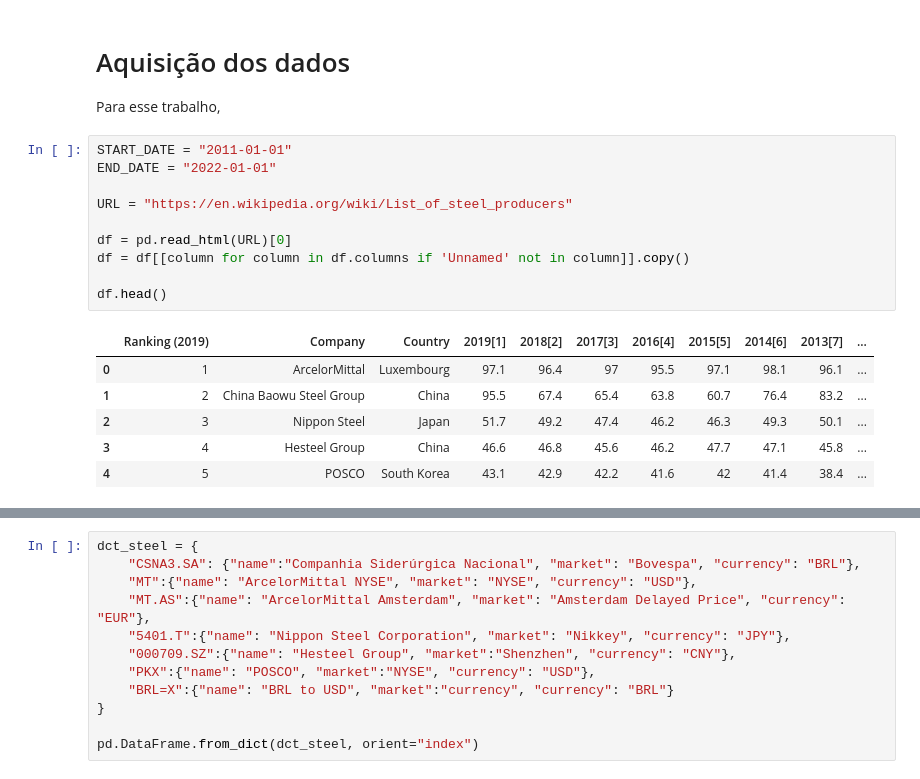
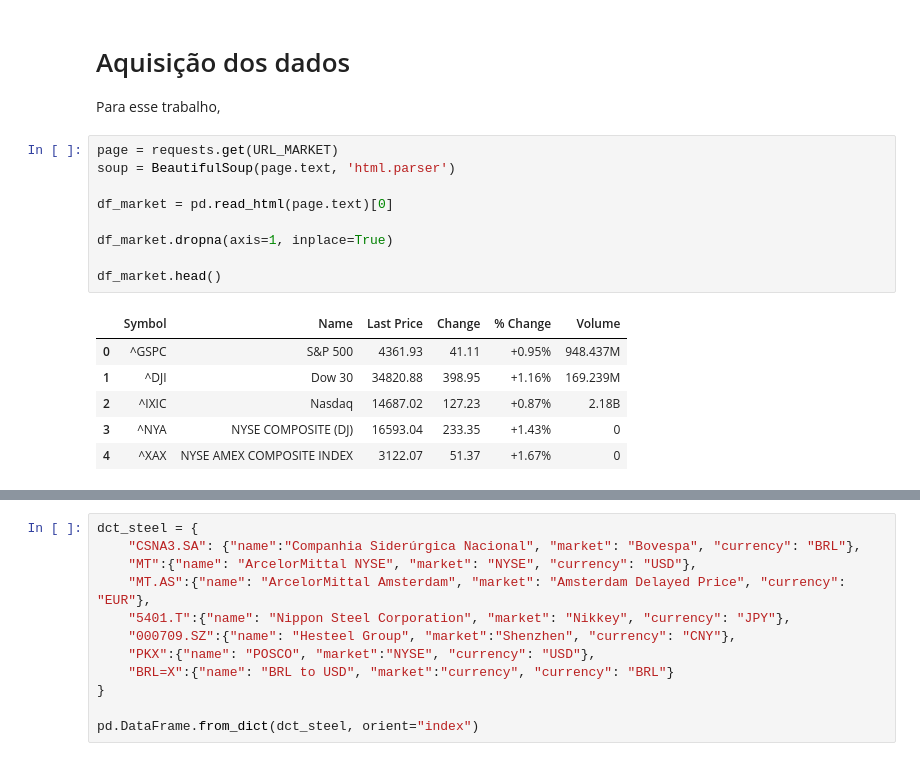
Before and after one commit to cafe-com-analytics/stock_market_index_daily_direction, a Jupyter notebook: notebooks/01_metallurical_sector_analysis.ipynb, the cells around one changed output, grey strips where cells are left out. Saved outputs shown, nothing was run; the diff lists cells and outputs as text.

```diff
--- a/notebooks/01_metallurical_sector_analysis.ipynb
+++ b/notebooks/01_metallurical_sector_analysis.ipynb
@@ -16,20 +56,19 @@ warnings.filterwarnings("ignore")
 # Aquisição dos dados
 
 Para esse trabalho,
-# %%
-START_DATE = "2011-01-01"
-END_DATE = "2022-01-01"
-
-URL = "https://en.wikipedia.org/wiki/List_of_steel_producers"
-
-df = pd.read_html(URL)[0]
-df = df[[column for column in df.columns if 'Unnamed' not in column]].copy()
-
-df.head()
-# %% [output]
-|  | Ranking (2019) | Company | Country | 2019[1] | 2018[2] | 2017[3] | 2016[4] | 2015[5] | 2014[6] | 2013[7] | ... |
-| 0 | 1 | ArcelorMittal | Luxembourg | 97.1 | 96.4 | 97 | 95.5 | 97.1 | 98.1 | 96.1 | ... |
-| 1 | 2 | China Baowu Steel Group | China | 95.5 | 67.4 | 65.4 | 63.8 | 60.7 | 76.4 | 83.2 | ... |
-| 2 | 3 | Nippon Steel | Japan | 51.7 | 49.2 | 47.4 | 46.2 | 46.3 | 49.3 | 50.1 | ... |
-| 3 | 4 | Hesteel Group | China | 46.6 | 46.8 | 45.6 | 46.2 | 47.7 | 47.1 | 45.8 | ... |
-| 4 | 5 | POSCO | South Korea | 43.1 | 42.9 | 42.2 | 41.6 | 42 | 41.4 | 38.4 | ... |
+# %%
+page = requests.get(URL_MARKET)
+soup = BeautifulSoup(page.text, 'html.parser')
+
+df_market = pd.read_html(page.text)[0]
+
+df_market.dropna(axis=1, inplace=True)
+
+df_market.head()
+# %% [output]
+|  | Symbol | Name | Last Price | Change | % Change | Volume |
+| 0 | ^GSPC | S&P 500 | 4361.93 | 41.11 | +0.95% | 948.437M |
+| 1 | ^DJI | Dow 30 | 34820.88 | 398.95 | +1.16% | 169.239M |
+| 2 | ^IXIC | Nasdaq | 14687.02 | 127.23 | +0.87% | 2.18B |
+| 3 | ^NYA | NYSE COMPOSITE (DJ) | 16593.04 | 233.35 | +1.43% | 0 |
+| 4 | ^XAX | NYSE AMEX COMPOSITE INDEX | 3122.07 | 51.37 | +1.67% | 0 |
```
Also changed, not shown: parts of 8 cells of this notebook.
